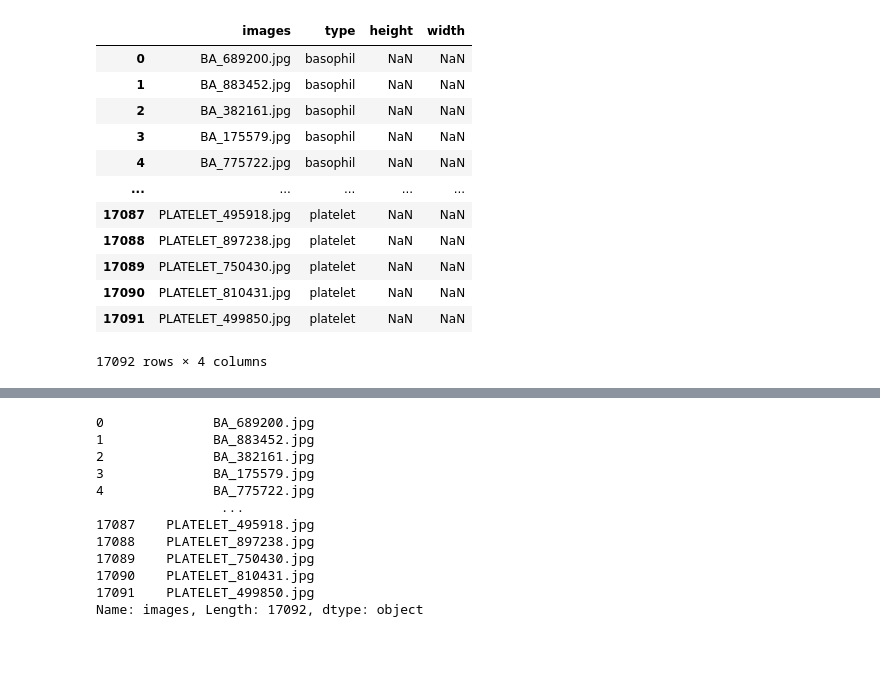
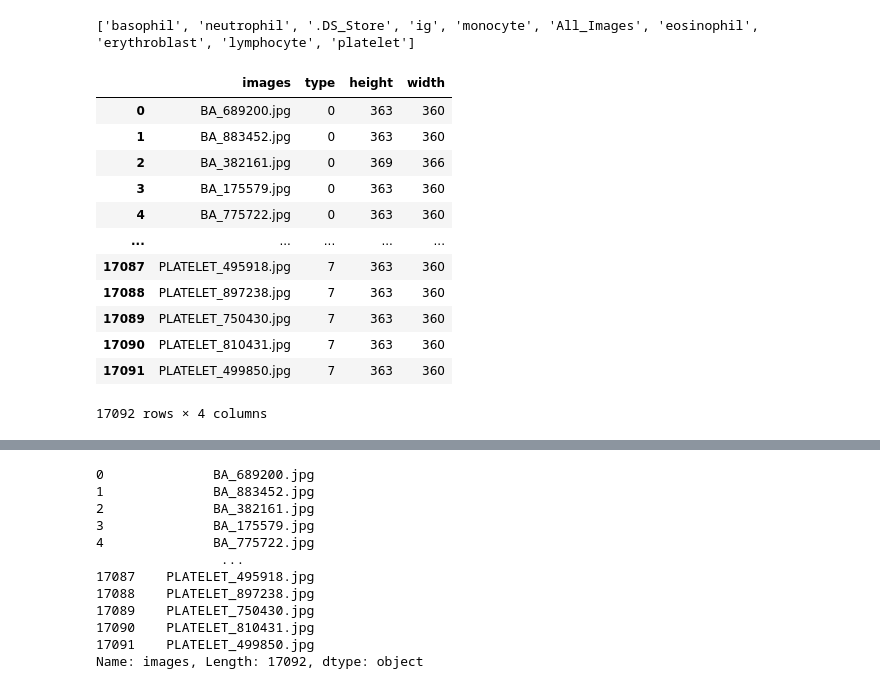
Before and after one commit to amayjain/Bloodcells, a Jupyter notebook: Test.ipynb, the cells around one changed output, grey strips where cells are left out. Drawn from its saved outputs; the diff is of its cells as text; code cells hidden in the pictures; blank space fills up the shorter version.

```diff
--- a/Test.ipynb
+++ b/Test.ipynb
@@ -12,32 +15,45 @@ from PIL import Image
 # train_data, test_data = train_data / 255, test_data / 255
 # %%
 bloodcells = os.listdir("bloodcells_dataset")
+
+print(bloodcells)
+
 bloodcells.remove('.DS_Store')
 bloodcells.remove('All_Images')
+# %% [output]
+['basophil', 'neutrophil', '.DS_Store', 'ig', 'monocyte', 'All_Images', 'eosinophil', 'erythroblast', 'lymphocyte', 'platelet']
 # %%
 images = os.listdir('bloodcells_dataset/' + bloodcells[0])
 df = pd.DataFrame(data = {'images': images, 'type': bloodcells[0], 'height': np.nan, 'width': np.nan})
 
 for i in range(1, len(bloodcells)):
 
-    images = os.listdir('bloodcells_dataset/' + bloodcells[i])
+    images = os.listdir('bloodcells_dataset/' + bloodcells[i]) # jpg string paths
+
     images_df = pd.DataFrame(data = {'images': images, 'type': bloodcells[i], 'height': np.nan, 'width': np.nan})
+
     df = pd.concat([df, images_df])
 
+le = LabelEncoder()
+
+df['width'] = df['images'].apply(lambda x: imagesize.get('bloodcells_dataset/All_Images/' + x)[0])
+df['height'] = df['images'].apply(lambda x: imagesize.get('bloodcells_dataset/All_Images/' + x)[1])
+df['type'] = le.fit_transform(df['type'])
 df.index = range(len(df.index))
 
+
 df
 # %% [output]
 |  | images | type | height | width |
-| 0 | BA_689200.jpg | basophil | NaN | NaN |
-| 1 | BA_883452.jpg | basophil | NaN | NaN |
-| 2 | BA_382161.jpg | basophil | NaN | NaN |
-| 3 | BA_175579.jpg | basophil | NaN | NaN |
-| 4 | BA_775722.jpg | basophil | NaN | NaN |
+| 0 | BA_689200.jpg | 0 | 363 | 360 |
+| 1 | BA_883452.jpg | 0 | 363 | 360 |
+| 2 | BA_382161.jpg | 0 | 369 | 366 |
+| 3 | BA_175579.jpg | 0 | 363 | 360 |
+| 4 | BA_775722.jpg | 0 | 363 | 360 |
 | ... | ... | ... | ... | ... |
-| 17087 | PLATELET_495918.jpg | platelet | NaN | NaN |
-| 17088 | PLATELET_897238.jpg | platelet | NaN | NaN |
-| 17089 | PLATELET_750430.jpg | platelet | NaN | NaN |
-| 17090 | PLATELET_810431.jpg | platelet | NaN | NaN |
-| 17091 | PLATELET_499850.jpg | platelet | NaN | NaN |
+| 17087 | PLATELET_495918.jpg | 7 | 363 | 360 |
+| 17088 | PLATELET_897238.jpg | 7 | 363 | 360 |
+| 17089 | PLATELET_750430.jpg | 7 | 363 | 360 |
+| 17090 | PLATELET_810431.jpg | 7 | 363 | 360 |
+| 17091 | PLATELET_499850.jpg | 7 | 363 | 360 |
 17092 rows × 4 columns
```
Also changed, not shown: parts of 7 cells of this notebook.
